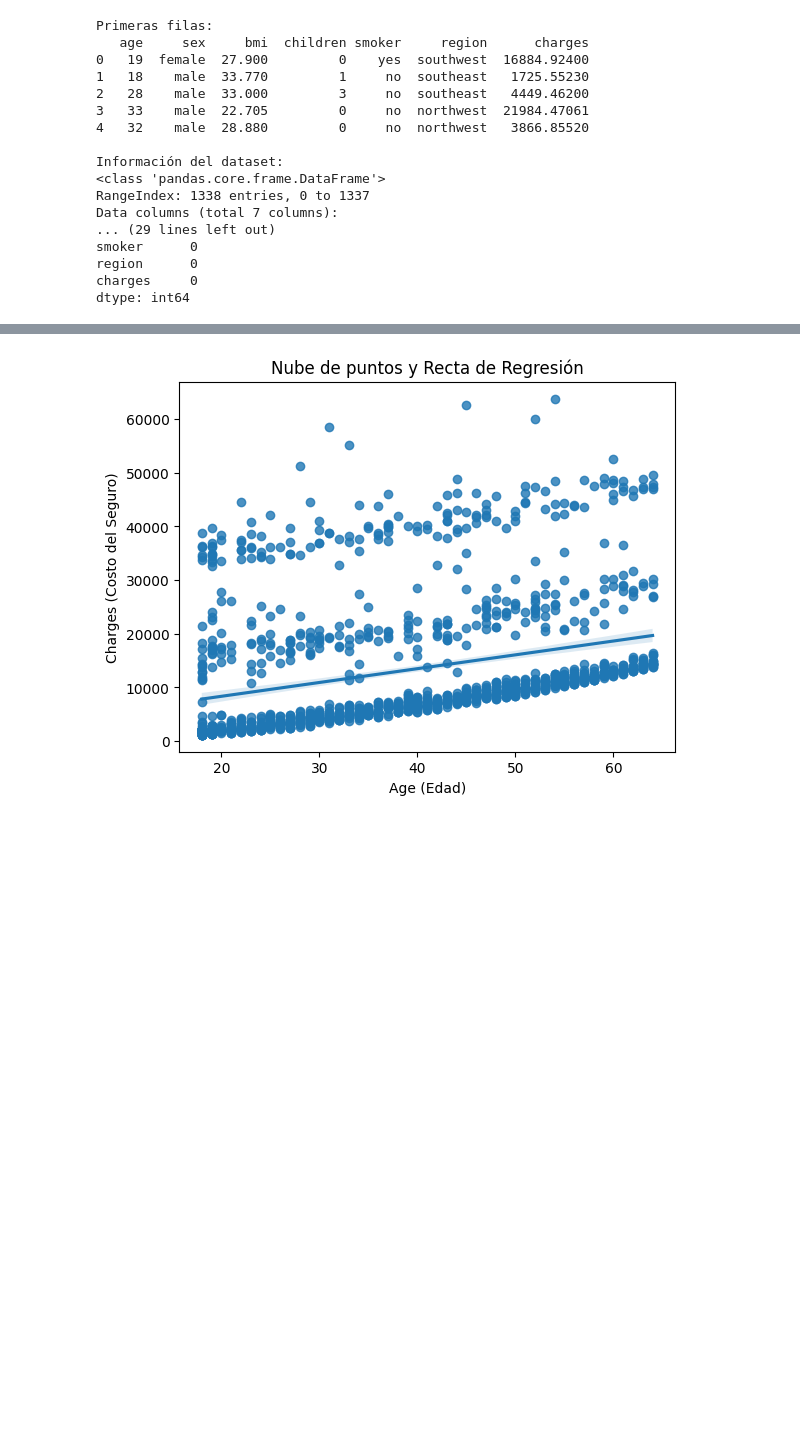
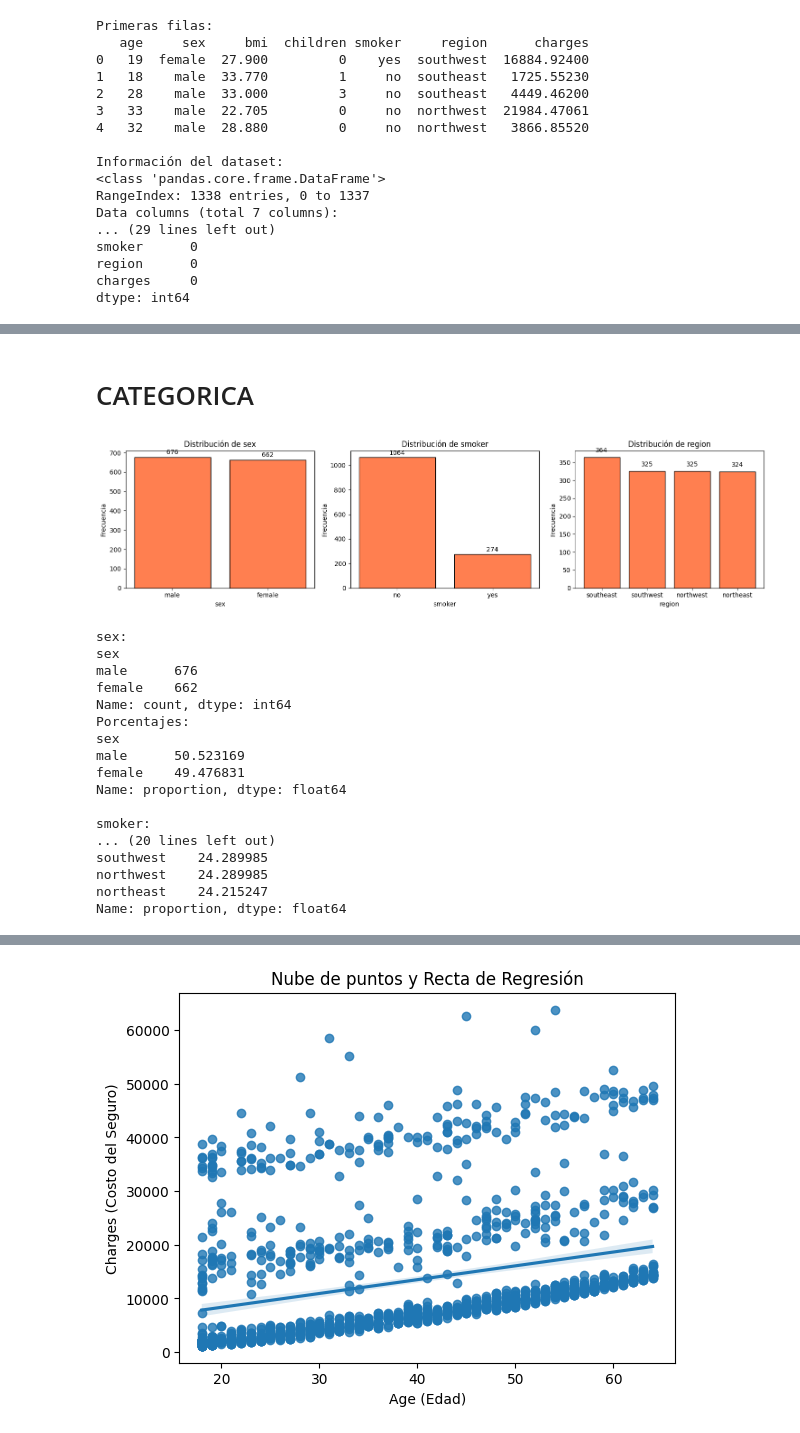
Before and after one commit to 4GeeksAcademy/palomagondim-intro-ml, a Jupyter notebook: src/02-regression.ipynb, the cells around one changed output, grey strips where cells are left out. Saved outputs shown, nothing was run; the diff lists cells and outputs as text; code cells hidden in the pictures; blank space fills up the shorter version.

```diff
--- a/src/02-regression.ipynb
+++ b/src/02-regression.ipynb
@@ -41,0 +105,46 @@ dtype: int64
+# %% [markdown]
+# CATEGORICA
+# %%
+categorical_cols = ['sex', 'smoker', 'region']
+
+fig, axes = plt.subplots(1, 3, figsize=(15, 4))
+
+for i, col in enumerate(categorical_cols):
+    counts = df[col].value_counts()
+    axes[i].bar(counts.index, counts.values, color='coral', edgecolor='black')
+    axes[i].set_title(f'Distribución de {col}')
+    axes[i].set_xlabel(col)
+    axes[i].set_ylabel('Frecuencia')
+
+    # Añadir valores sobre las barras
+    for j, v in enumerate(counts.values):
+        axes[i].text(j, v + 10, str(v), ha='center', va='bottom')
+
+plt.tight_layout()
+plt.show()
+
+# Frecuencias
+for col in categorical_cols:
+    print(f"\n{col}:")
+    print(df[col].value_counts())
+    print(f"Porcentajes:")
+    print(df[col].value_counts(normalize=True) * 100)
+# %% [output]
+[figure, added]
+sex:
+sex
+male      676
+female    662
+Name: count, dtype: int64
+Porcentajes:
+sex
+male      50.523169
+female    49.476831
+Name: proportion, dtype: float64
+
+smoker:
+... (20 lines left out)
+southwest    24.289985
+northwest    24.289985
+northeast    24.215247
+Name: proportion, dtype: float64
```
Also changed, not shown: parts of 12 cells of this notebook.
